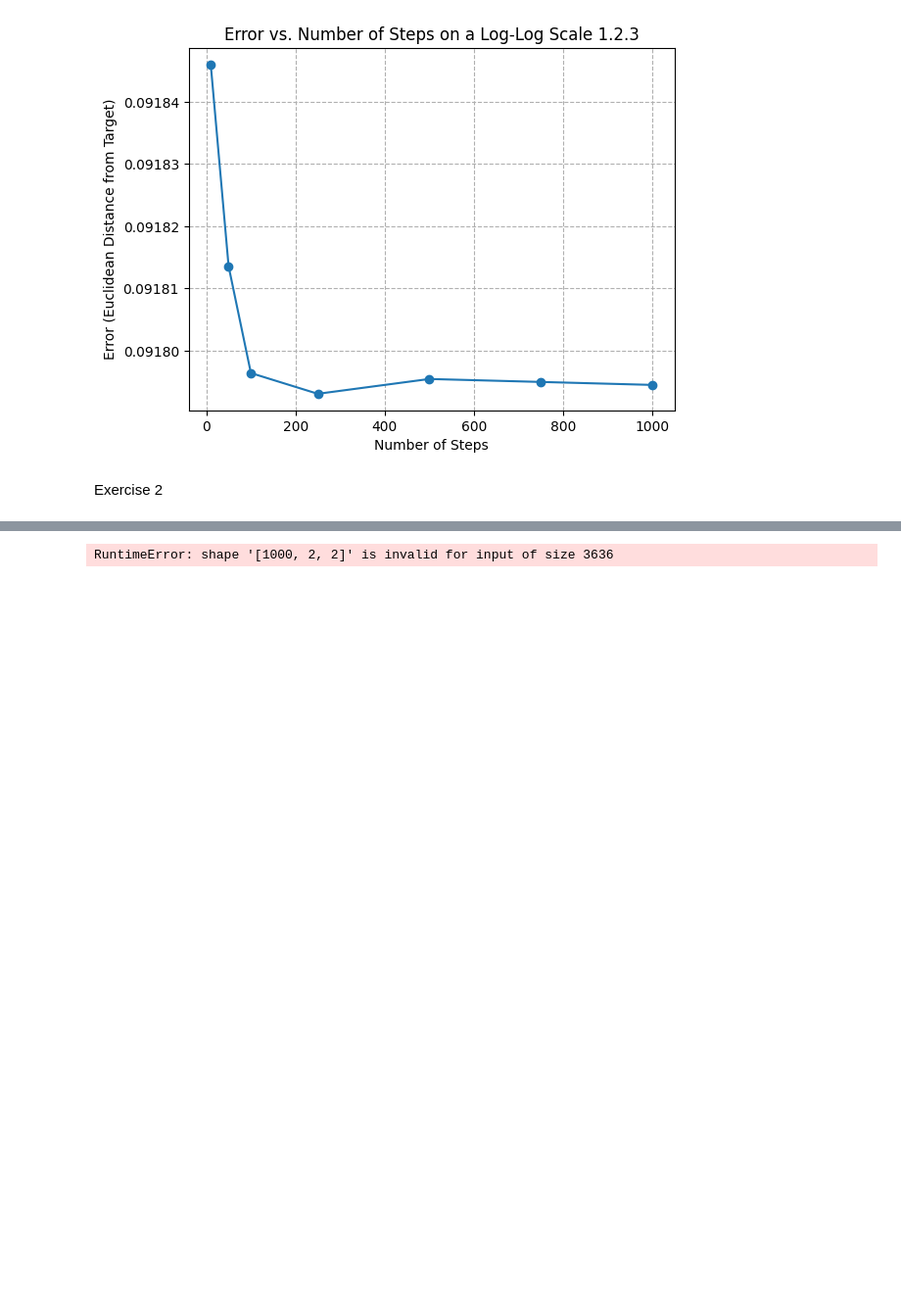
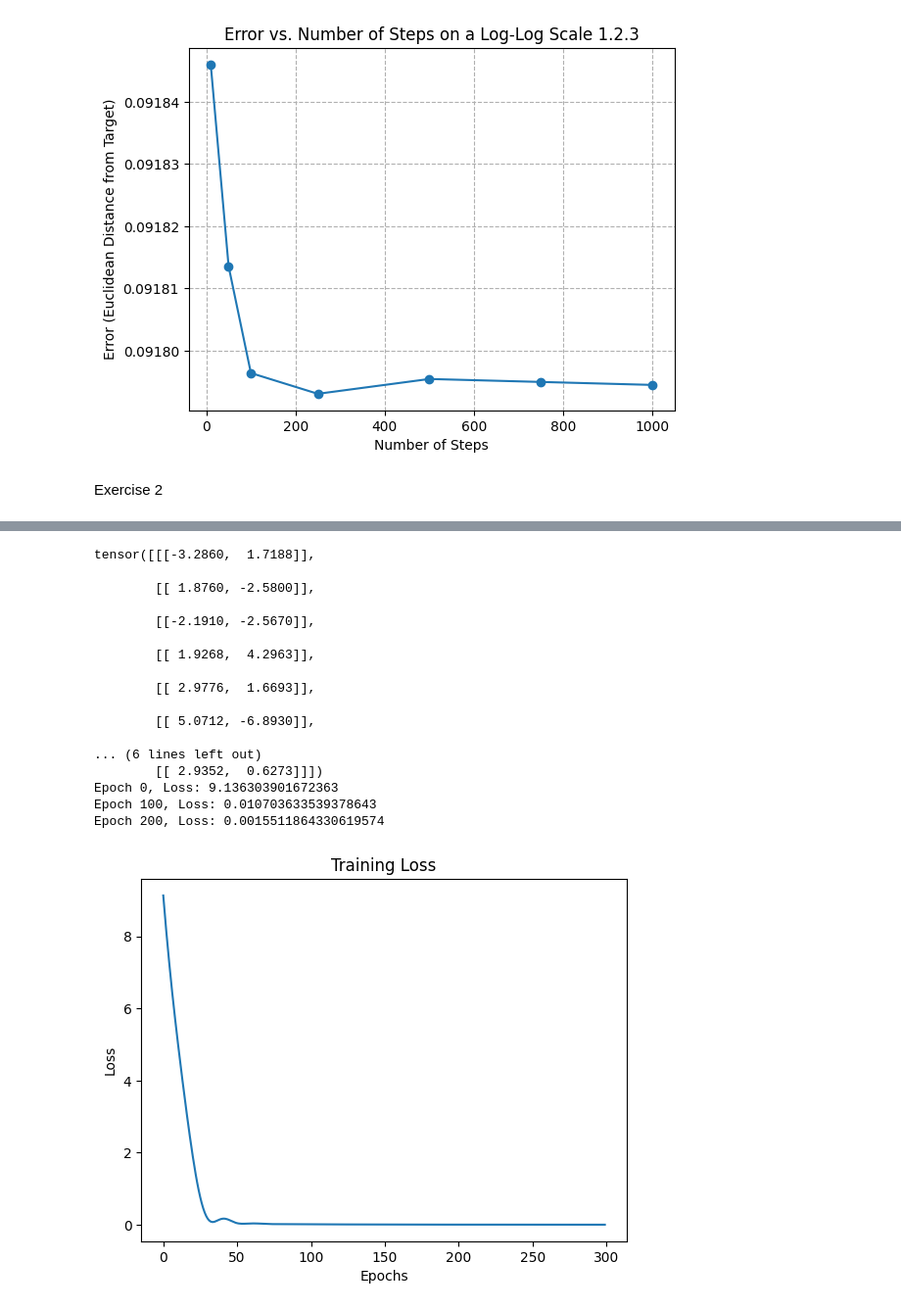
Before and after one commit to fmcknight/SCDAA, a Jupyter notebook: report.ipynb, the cells around one changed output, grey strips where cells are left out. Shown at 98% size. Cells and saved outputs as stored; diff of their text form; code cells hidden in the pictures; blank space fills up the shorter version.

```diff
--- a/report.ipynb
+++ b/report.ipynb
@@ -401,42 +421,64 @@ tensor([[[10.0000,  0.0000],
          [ 0.0000,  1.0146]]])
 # %%
 # Function to train the neural network
-def train_net_dgm(net_dgm, t_train, x_train, epochs=1000, lr=0.001):
-    optimizer = optim.Adam(net_dgm.parameters(), lr=lr)
-    criterion = nn.MSELoss()
+def train_ffn_net(net_ffn, t_train, x_train, epochs=300, lr=0.001):
+    optimizer = optim.Adam(net_ffn.parameters(), lr=lr)
+    tx_train = torch.cat((t_train.unsqueeze(1),x_train.squeeze(1)),dim=1)
+    # criterion = nn.MSELoss()
 
     losses = []
 
     for epoch in range(epochs):
         optimizer.zero_grad()
-        v_pred = net_dgm(t_train.unsqueeze(1), x_train.squeeze(1))  # Predict value function
-        loss = criterion(v_pred, lqr_system.value_function(t_train, x_train))  # Compute loss
+        a_real=lqr_system.markov_control(t_train, x_train).squeeze(1)
+        a_pred = net_ffn(torch.cat((a_real, tx_train),dim=1))  # Predict markov control
+        loss = nn.MSELoss()(a_pred, a_real)
         loss.backward()
         optimizer.step()
         losses.append(loss.item())
 
         if epoch % 100 == 0:
             print(f'Epoch {epoch}, Loss: {loss.item()}')
 
     return losses
 
 # Generate training data
-T = 10
+T = 1
 num_samples = 10
 t_train, x_train = generate_training_data(T, num_samples)
-lqr_system.value_function(t_train, x_train)
+print(lqr_system.markov_control(t_train, x_train))
+
+# Define the sizes for the FFN network
+sizes = [5, 100, 100, 2]  # Input size is 4 (markov control + time + 2 x), 2 hidden layers of size 100, output size is 2
 
 # Initialize the neural network
-net_dgm = Net_DGM(dim_x=2, dim_S=100, hidden_size=100)
+net_ffn = FFN(sizes)
 
 # Train the neural network
-losses = train_net_dgm(net_dgm, t_train, x_train)
+losses = train_ffn_net(net_ffn, t_train, x_train)
 
 # Plot the training loss
 plt.plot(losses)
 plt.xlabel('Epochs')
 plt.ylabel('Loss')
 plt.title('Training Loss')
 plt.show()
 # %% [output]
-RuntimeError: shape '[1000, 2, 2]' is invalid for input of size 3636
+tensor([[[-3.2860,  1.7188]],
+
+        [[ 1.8760, -2.5800]],
+
+        [[-2.1910, -2.5670]],
+
+        [[ 1.9268,  4.2963]],
+
+        [[ 2.9776,  1.6693]],
+
+        [[ 5.0712, -6.8930]],
+
+... (6 lines left out)
+        [[ 2.9352,  0.6273]]])
+Epoch 0, Loss: 9.136303901672363
+Epoch 100, Loss: 0.010703633539378643
+Epoch 200, Loss: 0.0015511864330619574
+[figure, added]
```
Also changed, not shown: parts of 15 cells of this notebook.
